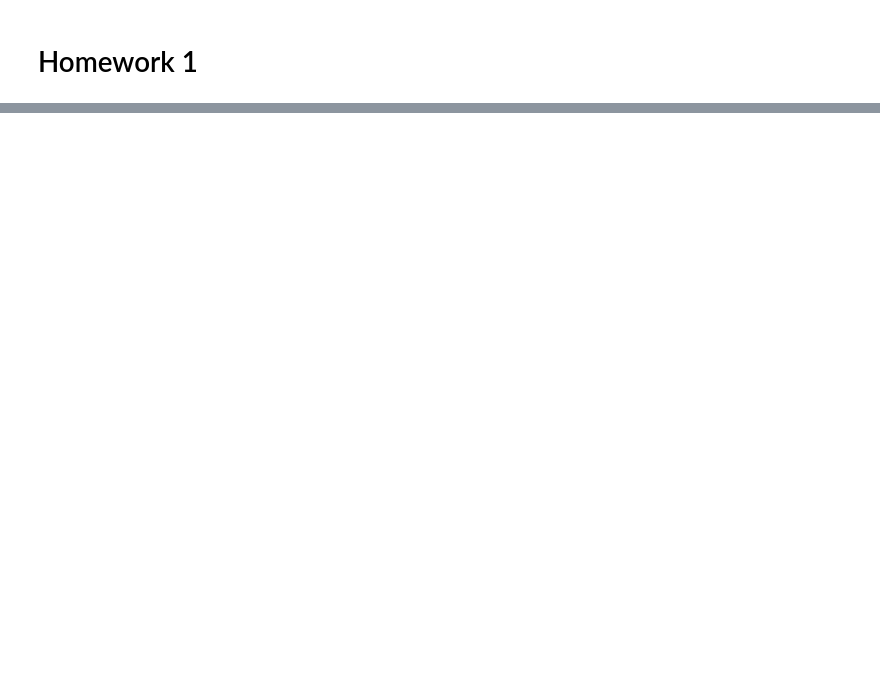
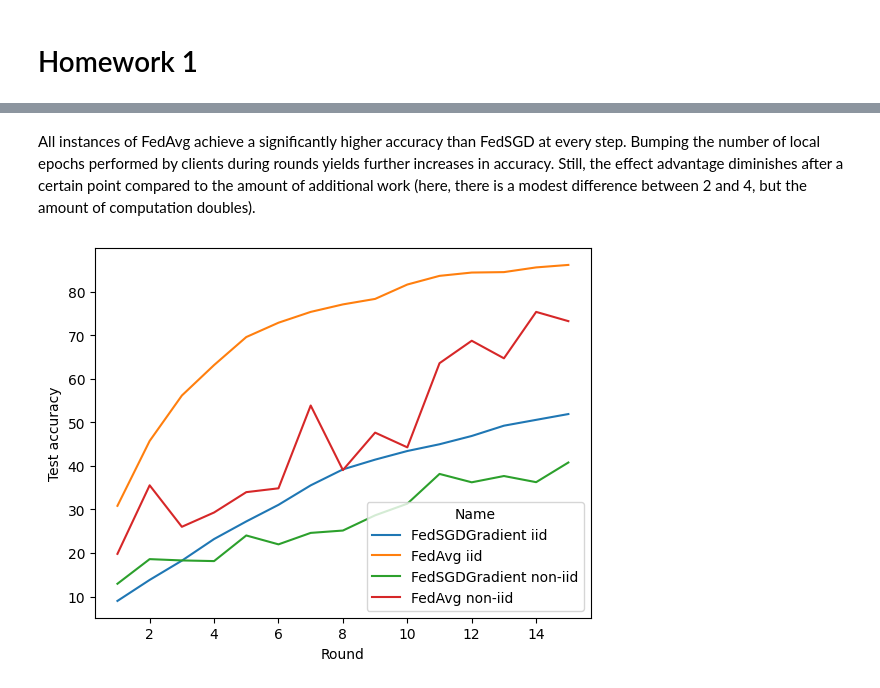
Before and after one commit to lydiaYchen/DDL24Spring, a Jupyter notebook: lab/lab-hfl.ipynb, the cells around one changed output, grey strips where cells are left out. Saved outputs shown, nothing was run; the diff lists cells and outputs as text; code cells hidden in the pictures; blank space fills up the shorter version.

```diff
--- a/lab/lab-hfl.ipynb
+++ b/lab/lab-hfl.ipynb
@@ -420,0 +704,24 @@ fedsgd_weight_df
+# %% [markdown]
+All instances of FedAvg achieve a significantly higher accuracy than FedSGD at every step. Bumping the number of local epochs performed by clients during rounds yields further increases in accuracy. Still, the effect advantage diminishes after a certain point compared to the amount of additional work (here, there is a modest difference between 2 and 4, but the amount of computation doubles).
+# %%
+servers: list[Server] = []
+iid_strs: list[str] = []
+
+for iid_ in [True, False]:
+    client_split = split(n, iid_, seed)
+    iid_str = f"{'' if iid_ else 'non-'}iid"
+    servers.append(FedSgdGradientServer(lr, client_split, c, seed))
+    iid_strs.append(iid_str)
+    servers.append(FedAvgServer(lr, b, client_split, c, e, seed))
+    iid_strs.append(iid_str)
+
+dfs = [sv.run(15).as_df() for sv in servers]
+
+for df, iid_str in zip(dfs, iid_strs):
+    df["Split"] = iid_str
+
+df = pd.concat(dfs, ignore_index=True)
+df["Name"] = df["Algorithm"] + " " + df["Split"]
+ax = sns.lineplot(df, x="Round", y="Test accuracy", hue="Name", seed=seed)
+# %% [output]
+[figure, added]
```
Also changed, not shown: parts of 63 cells of this notebook, 1 other file.
